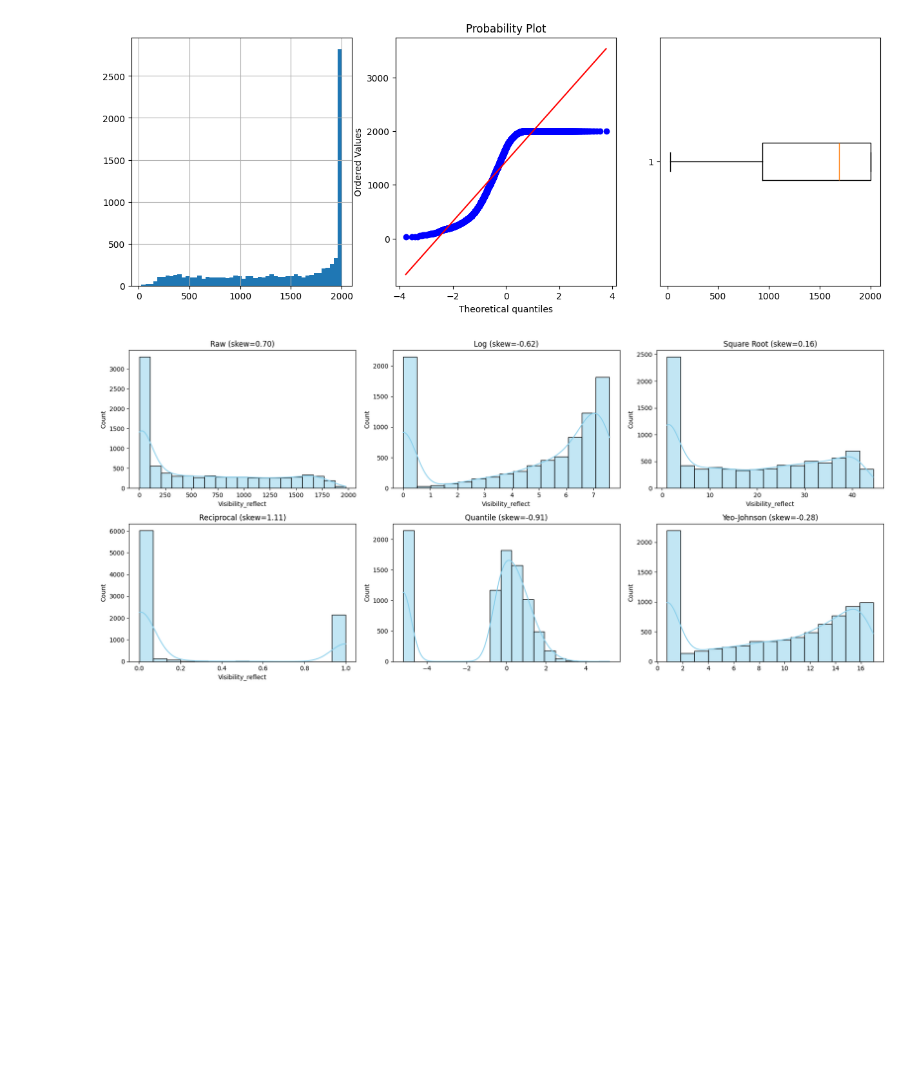
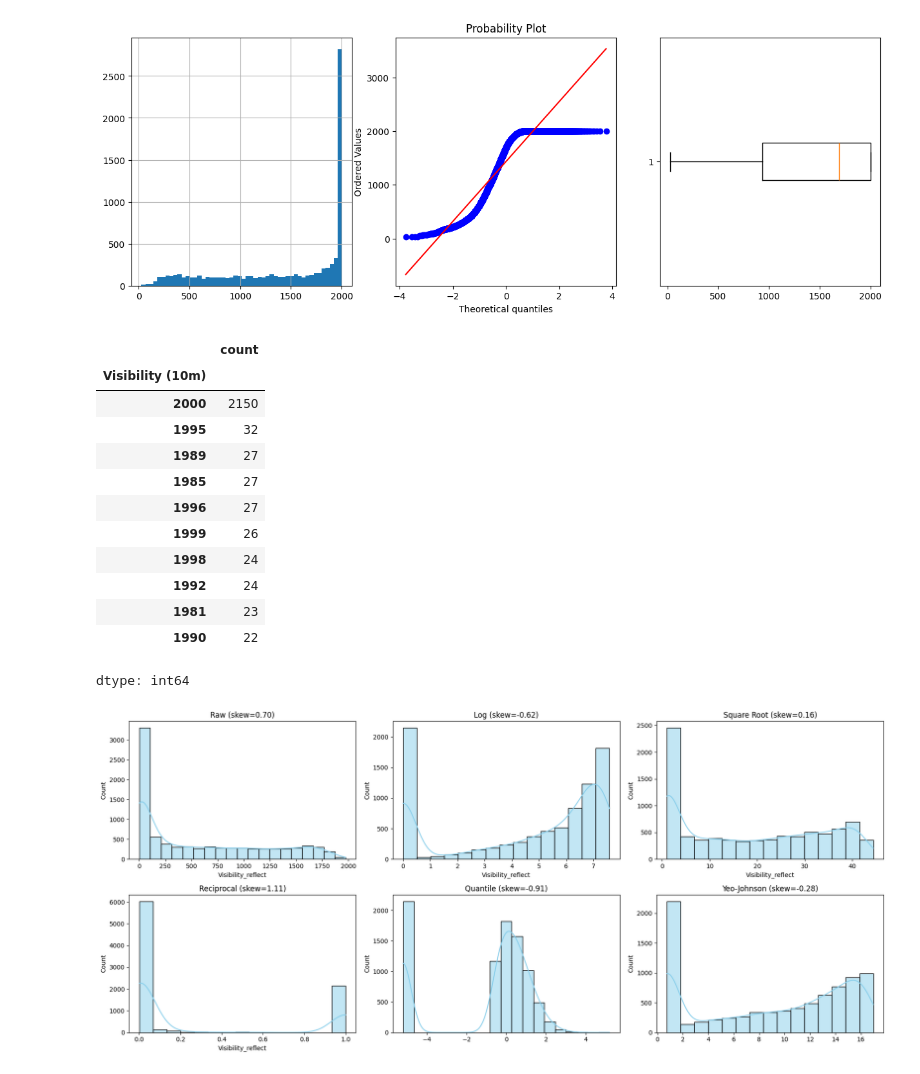
Before and after one commit to ditp01/bicycles-seoul, a Jupyter notebook: notebooks/2.2-ditp-preprocessing-pipeline.ipynb, the cells around one changed output. Cells and saved outputs as stored; diff of their text form; code cells hidden in the pictures; blank space fills up the shorter version.

```diff
--- a/notebooks/2.2-ditp-preprocessing-pipeline.ipynb
+++ b/notebooks/2.2-ditp-preprocessing-pipeline.ipynb
@@ -222,6 +226,22 @@ Two things need to be done:
 plotvar(df,'Visibility (10m)')
 # %% [output]
 [figure]
+# %%
+df['Visibility (10m)'].value_counts().head(10)
+# %% [output]
+|  | count |
+| Visibility (10m) |  |
+| 2000 | 2150 |
+| 1995 | 32 |
+| 1989 | 27 |
+| 1985 | 27 |
+| 1996 | 27 |
+| 1999 | 26 |
+| 1998 | 24 |
+| 1992 | 24 |
+| 1981 | 23 |
+| 1990 | 22 |
+dtype: int64
 # %%
 # This ensures all values are positive after reflection
 df["Visibility_reflect"] = df["Visibility (10m)"].max() + 1 - df["Visibility (10m)"]
```
Also changed, not shown: parts of 17 cells of this notebook, 9 other files.
